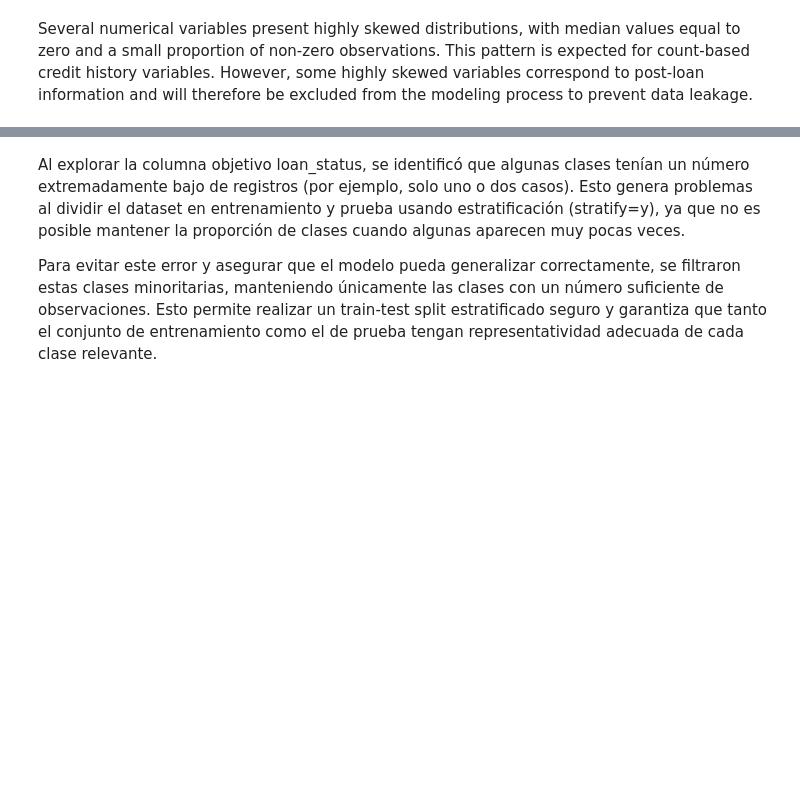
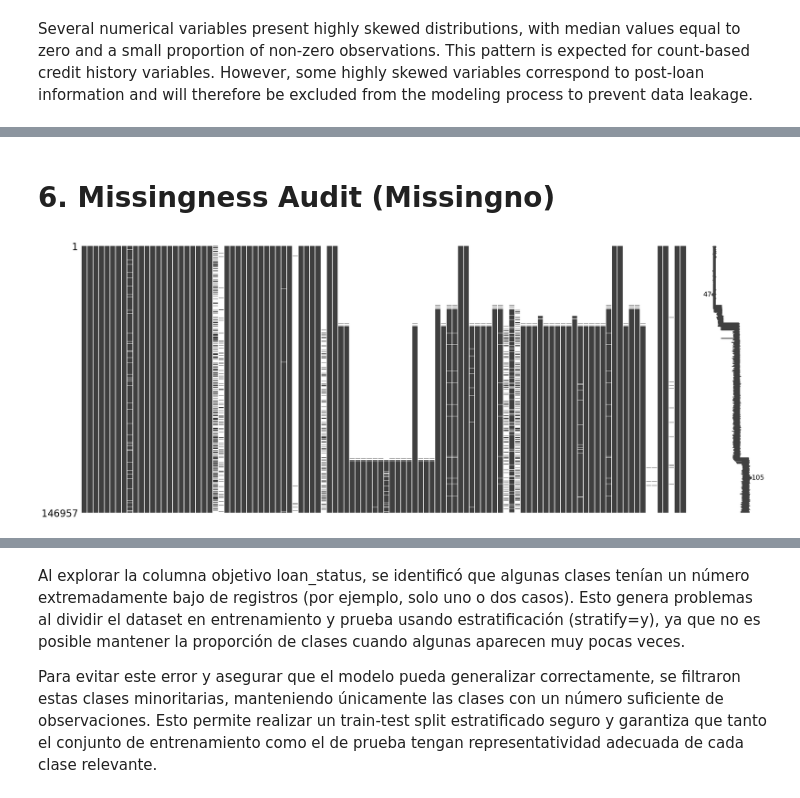
Before and after one commit to 4GeeksAcademy/final_project_creditscoring, a Jupyter notebook: notebooks/EDA.ipynb, the cells around one changed output, grey strips where cells are left out. Saved outputs shown, nothing was run; the diff lists cells and outputs as text; code cells hidden in the pictures; blank space fills up the shorter version.

Commit message:
missing values treatment and encoding

```diff
--- a/notebooks/EDA.ipynb
+++ b/notebooks/EDA.ipynb
@@ -805,0 +790,16 @@ df = df.drop(columns=cols_to_drop)
+# %%
+df_model = df_target.copy()
+# %%
+df_model["is_joint_application"] = (
+    df_model[analysis_dict["second_applicant"]]
+    .notna()
+    .any(axis=1)
+    .astype(int)
+)
+# %%
+post_loan_cols = analysis_dict["post_loan"]
+second_applicant_cols = analysis_dict["second_applicant"]
+# %%
+cols_to_drop = post_loan_cols + second_applicant_cols
+
+df_model = df_model.drop(columns=cols_to_drop, errors="ignore")
@@ -805,0 +829,7 @@ df = df.drop(columns=cols_to_drop)
+# %% [markdown]
+# 6. Missingness Audit (Missingno)
+# %%
+msno.matrix(df_model)
+plt.show()
+# %% [output]
+[figure, added]
```
Also changed, not shown: parts of 73 cells of this notebook.
